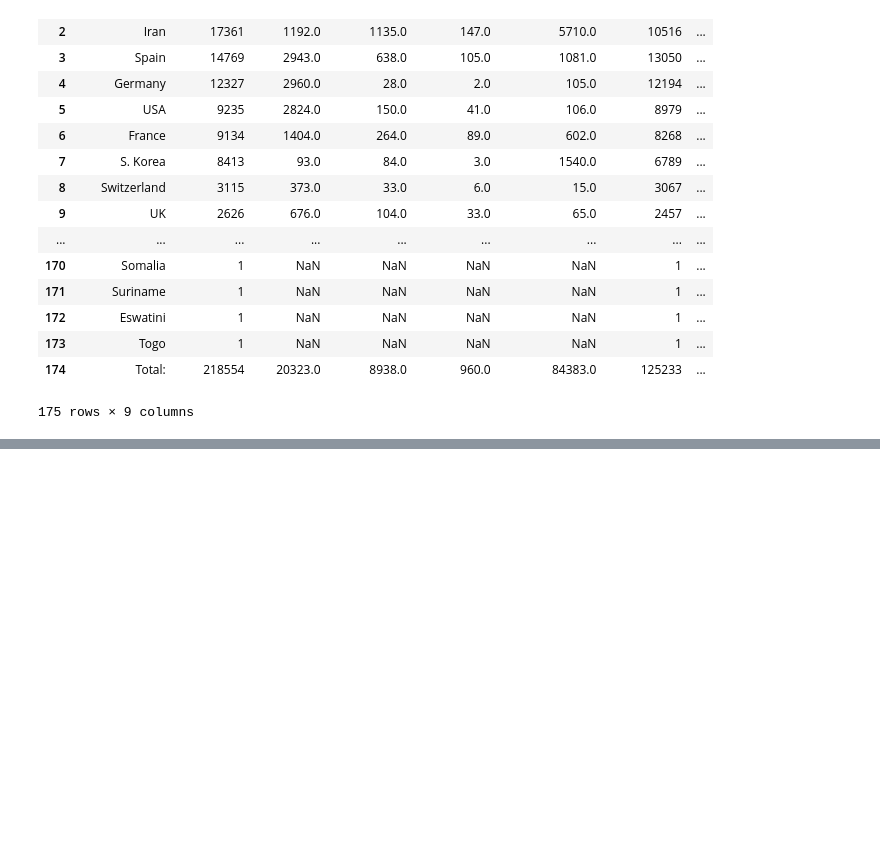
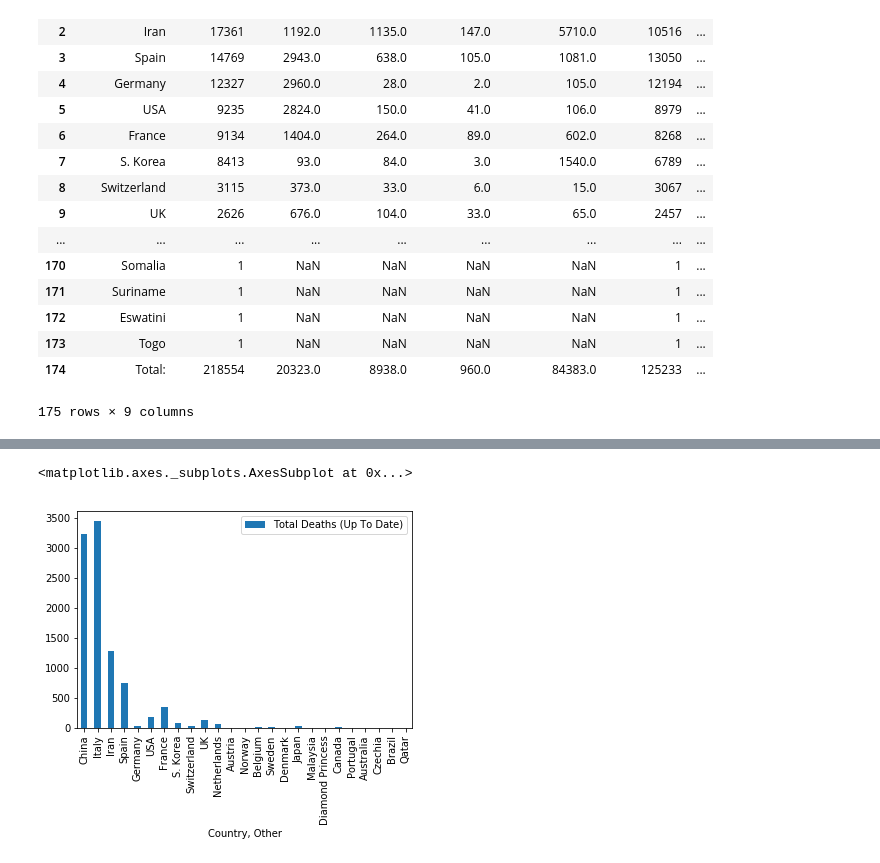
Before and after one commit to shahsajil/COVID-19-Python-Project, a Jupyter notebook: Covid_19_PythonProject_2020.ipynb, the cells around one changed output, grey strips where cells are left out. Saved outputs shown, nothing was run; the diff lists cells and outputs as text; code cells hidden in the pictures; blank space fills up the shorter version.

```diff
--- a/Covid_19_PythonProject_2020.ipynb
+++ b/Covid_19_PythonProject_2020.ipynb
@@ -55,0 +118,5 @@ df
+# %%
+# Displaying the Total Deaths(Up To Deaths) column only
+totaldeaths_df = df[["Country, Other", "Total Deaths (Up To Date)"]]
+#sorting the dataset in descending order
+totaldeaths_df.sort_values("Total Deaths (Up To Date)", ascending=False)
@@ -55,0 +142,6 @@ df
+# %%
+#Plotting the above dataset to show the top 25 country that has more number of deaths.
+totaldeaths_df[['Country, Other', 'Total Deaths (Up To Date)']].set_index ('Country, Other')[:25].plot.bar()
+# %% [output]
+<matplotlib.axes._subplots.AxesSubplot at 0x...>
+[figure, added]
```
Also changed, not shown: parts of 14 cells of this notebook, 3 other files.
